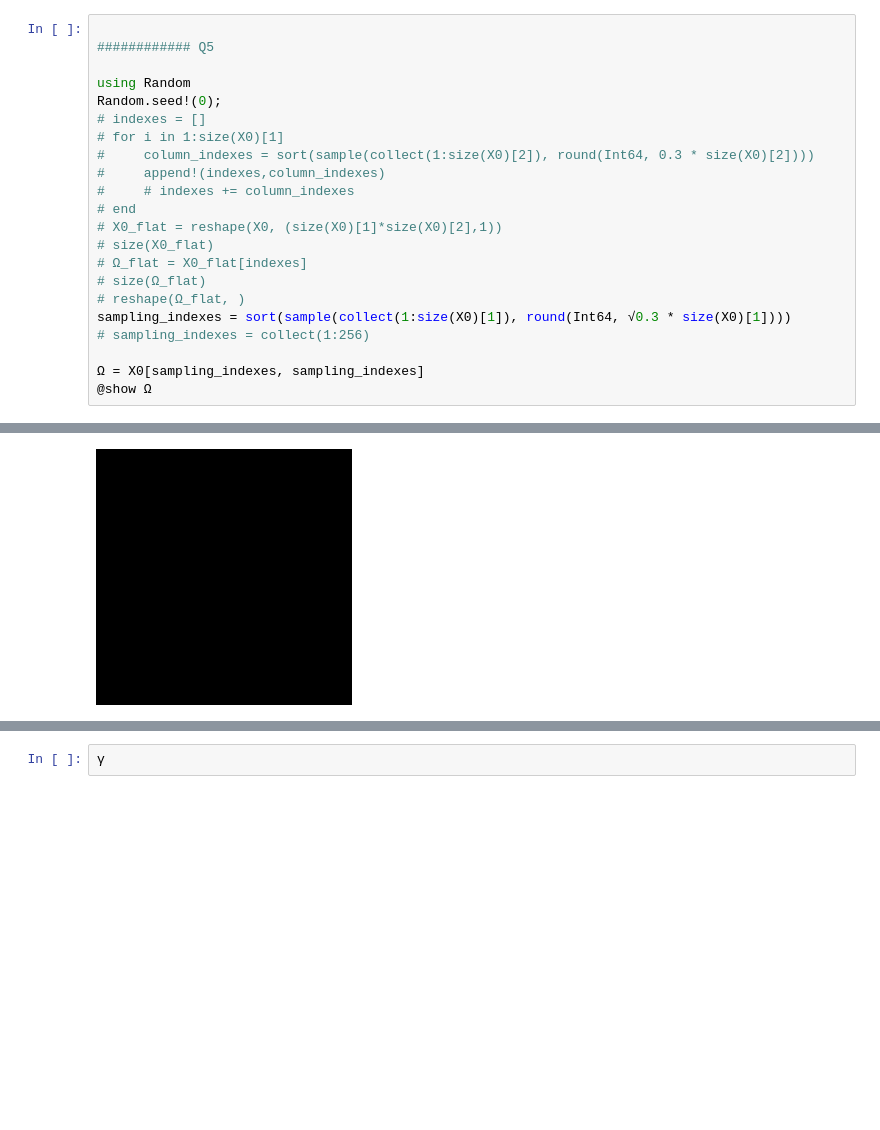
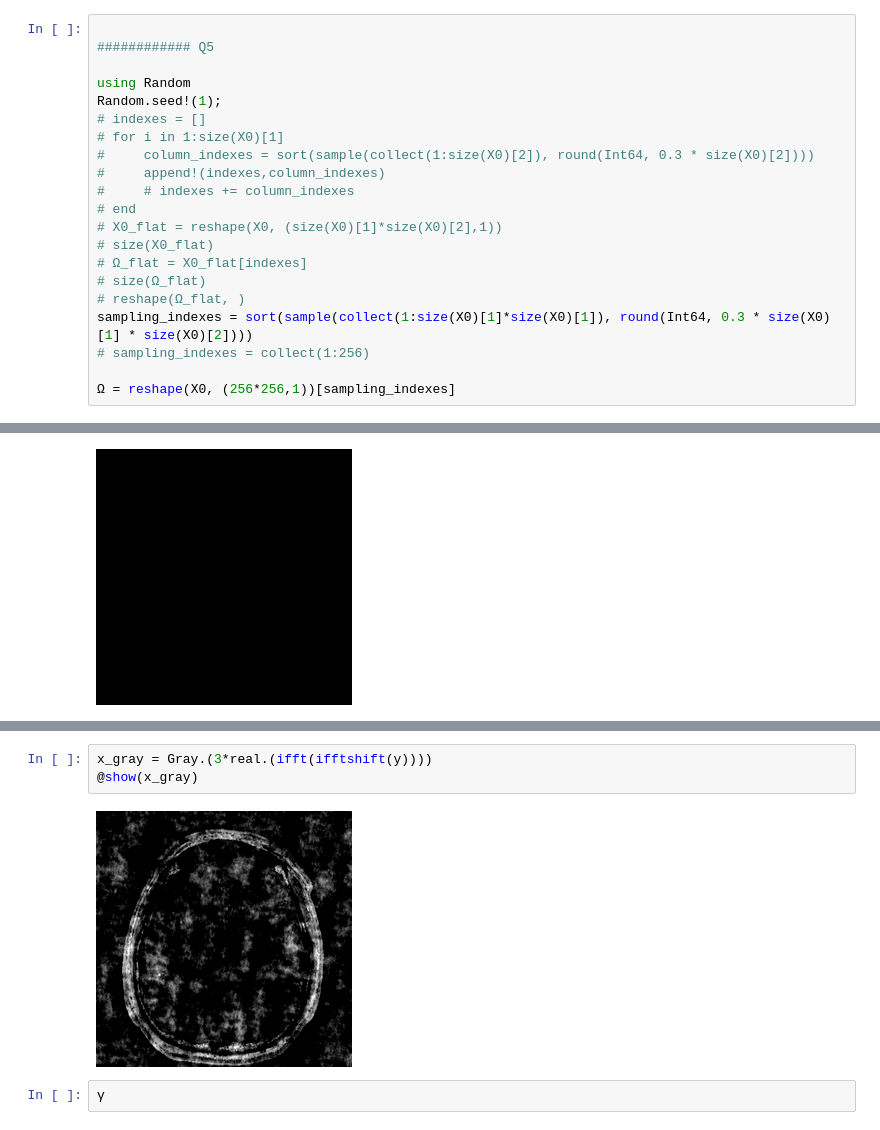
Before and after one commit to max-wickham/TopicsCoursework, a Jupyter notebook: 2022.DataProcessing.Coursework2.ipynb, the cells around one changed output, grey strips where cells are left out. Cells and saved outputs as stored; diff of their text form; blank space fills up the shorter version.

```diff
--- a/2022.DataProcessing.Coursework2.ipynb
+++ b/2022.DataProcessing.Coursework2.ipynb
@@ -526,7 +526,7 @@ heatmap(log.(abs.(F0.*F0)).+1)
 ############ Q5
 
 using Random
-Random.seed!(0);
+Random.seed!(1);
 # indexes = []
 # for i in 1:size(X0)[1]
 #     column_indexes = sort(sample(collect(1:size(X0)[2]), round(Int64, 0.3 * size(X0)[2])))
@@ -538,9 +538,8 @@ Random.seed!(0);
 # Ω_flat = X0_flat[indexes]
 # size(Ω_flat)
 # reshape(Ω_flat, )
-sampling_indexes = sort(sample(collect(1:size(X0)[1]), round(Int64, √0.3 * size(X0)[1])))
+sampling_indexes = sort(sample(collect(1:size(X0)[1]*size(X0)[1]), round(Int64, 0.3 * size(X0)[1] * size(X0)[2])))
 # sampling_indexes = collect(1:256)
 
-Ω = X0[sampling_indexes, sampling_indexes]
-@show Ω
+Ω = reshape(X0, (256*256,1))[sampling_indexes]
 # %% [output]
@@ -700,3 +814,8 @@ x_gray = Gray.(x)
+# %%
+x_gray = Gray.(3*real.(ifft(ifftshift(y))))
+@show(x_gray)
+# %% [output]
+[figure, added]
 # %%
 γ
 # %% [output]
```
Also changed, not shown: parts of 8 cells of this notebook.
